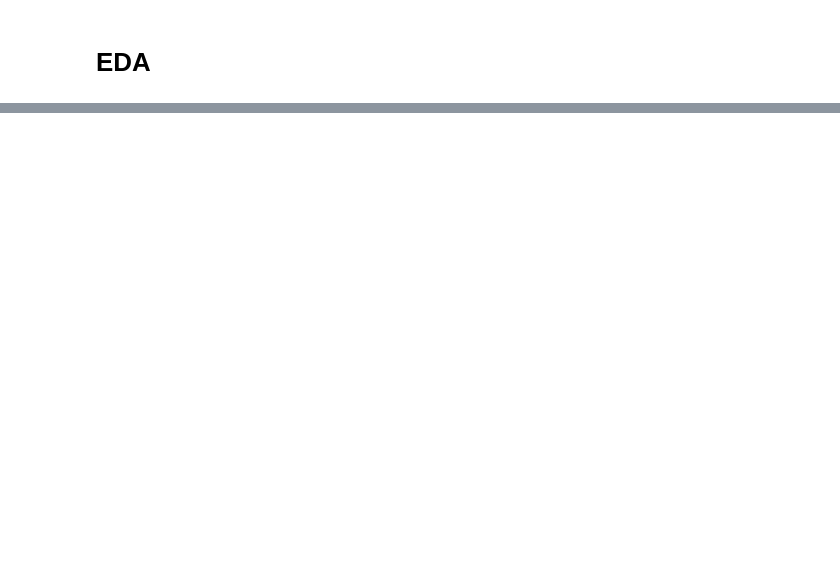
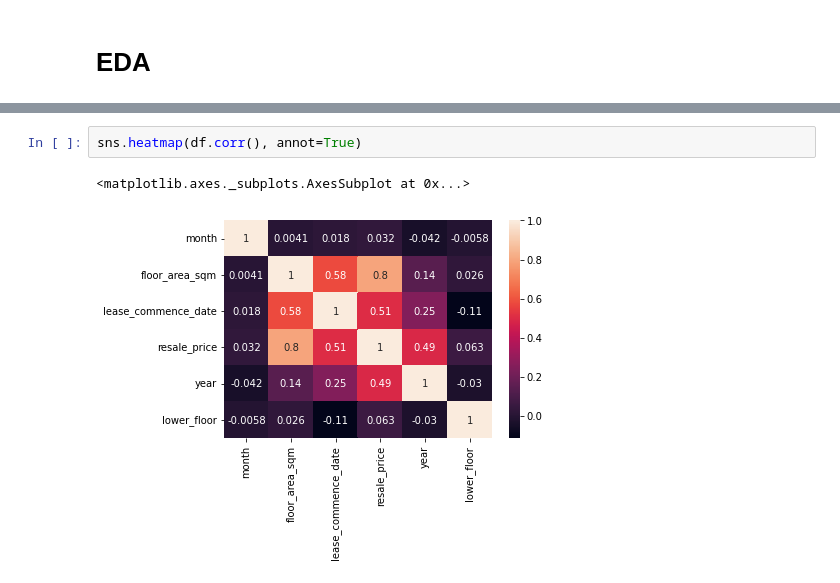
Before and after one commit to JC-prog/HDB-Price-Prediction, a Jupyter notebook: hdb_notebook.ipynb, the cells around one changed output, grey strips where cells are left out. Cells and saved outputs as stored; diff of their text form; blank space fills up the shorter version.

```diff
--- a/hdb_notebook.ipynb
+++ b/hdb_notebook.ipynb
@@ -99,0 +192,5 @@ AttributeError: module 'seaborn' has no attribute 'histplot'
+# %%
+sns.heatmap(df.corr(), annot=True)
+# %% [output]
+<matplotlib.axes._subplots.AxesSubplot at 0x...>
+[figure, added]
```
Also changed, not shown: parts of 15 cells of this notebook.
